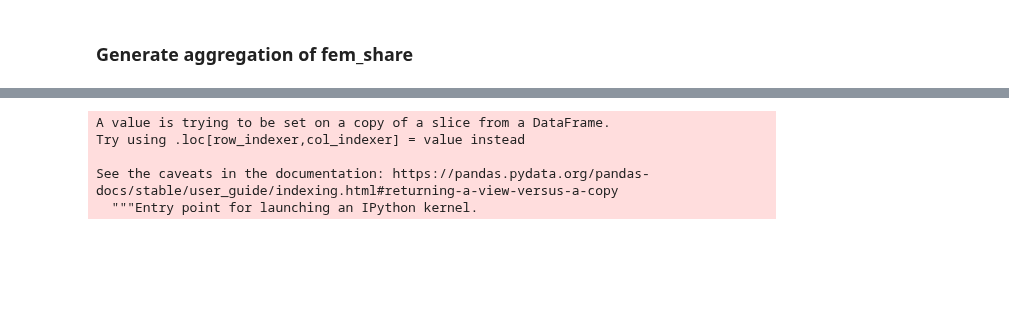
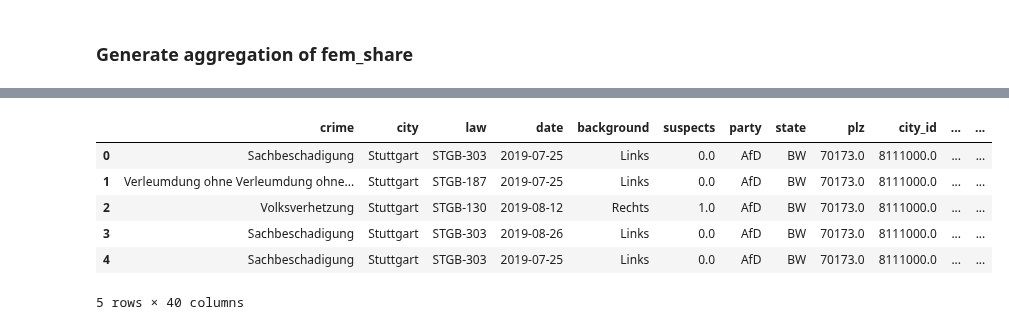
Before and after one commit to mariusgruenewald/pol_viol, a Jupyter notebook: merging_data.ipynb, the cells around one changed output, grey strips where cells are left out. Drawn from its saved outputs; the diff is of its cells as text; code cells hidden in the pictures; blank space fills up the shorter version.

```diff
--- a/merging_data.ipynb
+++ b/merging_data.ipynb
@@ -303,9 +271,55 @@ See the caveats in the documentation: https://pandas.pydata.org/pandas-docs/stab
+# %%
+# generate differences in city shares
+data_unique = data_merged.drop_duplicates(subset=['city', 'state', 'cycle_1', 'p_female_city'])
+data_panel = pd.DataFrame()
+for city in data_unique['city'].unique():
+    data_city = data_unique[data_unique['city'] == city]
+
+    if len(data_city) > 1:
+        diff = data_city[(data_city['cycle_1'] == 2019)]['p_female_city'].values - data_city[(data_city['cycle_1'] == 2014)]['p_female_city'].values
+        data_merged.loc[(data_merged['city'] == city), 'p_female_city_diff'] = diff[0]
+# %%
+# generate differences in background shares
+data_unique = data_merged.drop_duplicates(subset=['city', 'state', 'cycle_1', 'background', 'p_female_lr'])
+data_panel = pd.DataFrame()
+for city in data_unique['city'].unique():
+    data_city = data_unique[data_unique['city'] == city]
+
+    for background in ('Links', 'Rechts'):
+        data_background = data_city[data_city['background'] == background]
+
+        if len(data_background) > 1:
+            diff = data_background[(data_background['cycle_1'] == 2019)]['p_female_lr'].values - data_background[(data_background['cycle_1'] == 2014)]['p_female_lr'].values
+            data_merged.loc[(data_merged['city'] == city) & (data_merged['background'] == background), 'p_female_lr_diff'] = diff[0]
+# %%
+# generate differences in party-background shares
+data_unique = data_merged.drop_duplicates(subset=['city', 'state', 'cycle_1', 'party', 'p_female_party_lr', 'background'])
+data_panel = pd.DataFrame()
+for city in data_unique['city'].unique():
+    data_city = data_unique[data_unique['city'] == city]
+
+    for party in data_city['party'].unique():
+        data_party = data_city[data_city['party'] == party]
+
+        # drop units with only one party observation
+        if len(data_party) > 1:
+            for background in ('Links', 'Rechts'):
+                data_b = data_party[data_party['background'] == background]
+
+                # drop data w/ only one background info
+                if len(data_b) > 1:
+
+                    diff = data_b[(data_b['cycle_1'] == 2019)]['p_female_party_lr'].values - data_b[(data_b['cycle_1'] == 2014)]['p_female_party_lr'].values
+                    data_merged.loc[(data_merged['party'] == party) & (data_merged['city'] == city), 'p_female_party_lr_diff'] = diff[0]
+# %%
+data_merged.head(5)
+# %% [output]
+|  | crime | city | law | date | background | suspects | party | state | plz | city_id | ... | ... |
+| 0 | Sachbeschadigung | Stuttgart | STGB-303 | 2019-07-25 | Links | 0.0 | AfD | BW | 70173.0 | 8111000.0 | ... | ... |
+| 1 | Verleumdung ohne Verleumdung ohne... | Stuttgart | STGB-187 | 2019-07-25 | Links | 0.0 | AfD | BW | 70173.0 | 8111000.0 | ... | ... |
+| 2 | Volksverhetzung | Stuttgart | STGB-130 | 2019-08-12 | Rechts | 1.0 | AfD | BW | 70173.0 | 8111000.0 | ... | ... |
+| 3 | Sachbeschadigung | Stuttgart | STGB-303 | 2019-08-26 | Links | 0.0 | AfD | BW | 70173.0 | 8111000.0 | ... | ... |
+| 4 | Sachbeschadigung | Stuttgart | STGB-303 | 2019-07-25 | Links | 0.0 | AfD | BW | 70173.0 | 8111000.0 | ... | ... |
+5 rows × 40 columns
 # %%
-data_panel_diff['crime_count'] = data_panel_diff['crime_count'].fillna(0)
-data_panel_diff.to_csv(r'C:\Users\mariu\Documents\pol_viol\pol_viol\data_election_crime_merged.csv')
+data_merged.to_csv(r'C:\Users\mariu\Documents\pol_viol\pol_viol\data_election_crime_merged.csv')
-# %% [output]
-A value is trying to be set on a copy of a slice from a DataFrame.
-Try using .loc[row_indexer,col_indexer] = value instead
-
-See the caveats in the documentation: https://pandas.pydata.org/pandas-docs/stable/user_guide/indexing.html#returning-a-view-versus-a-copy
-  """Entry point for launching an IPython kernel.
```
Also changed, not shown: parts of 30 cells of this notebook, 3 other files.
